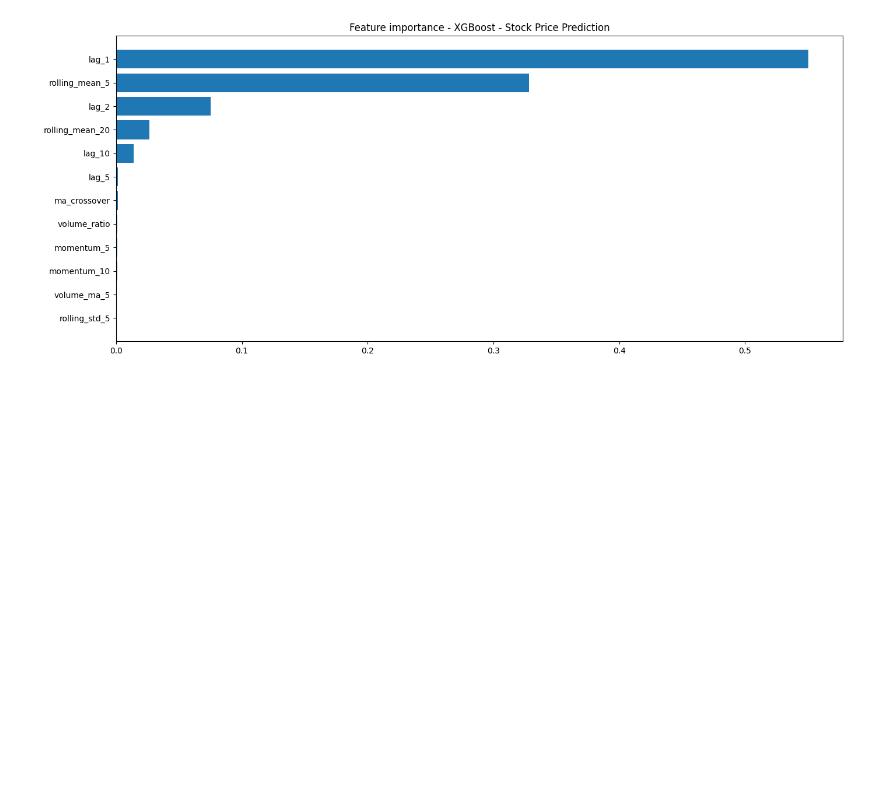
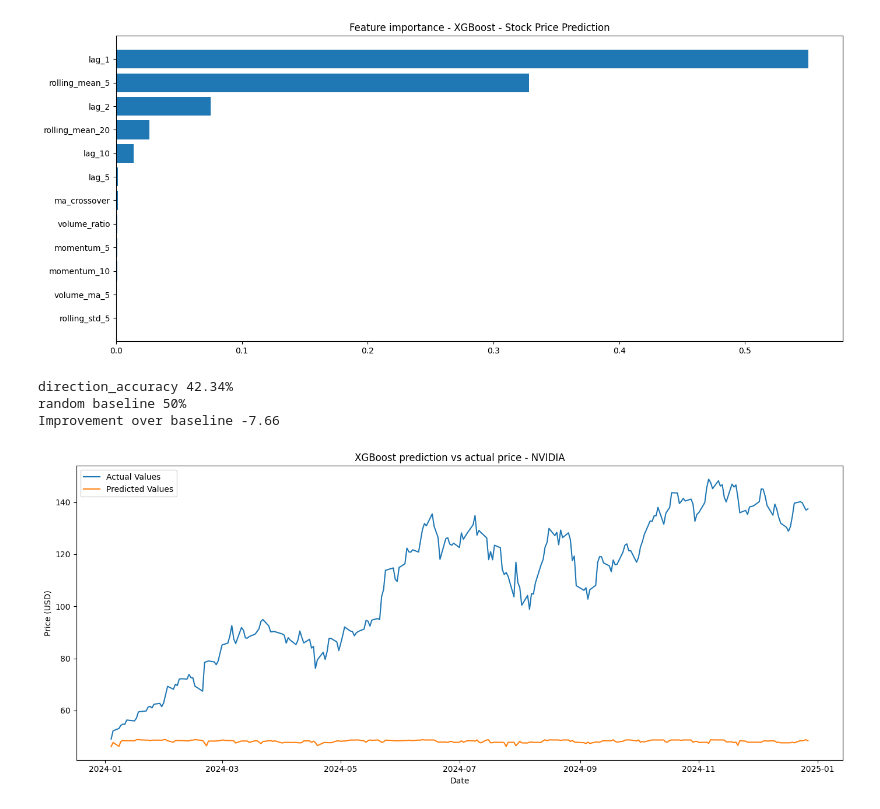
Before and after one commit to Dereger325/stock-prediction, a Jupyter notebook: stock_predictions.ipynb, the cells around one changed output. Saved outputs shown, nothing was run; the diff lists cells and outputs as text; code cells hidden in the pictures; blank space fills up the shorter version.

Commit message:
Day 4: honest evaulation, direction accuracy 42.34%, model collapses on 2024 structural break, limitations documented

```diff
--- a/stock_predictions.ipynb
+++ b/stock_predictions.ipynb
@@ -255,3 +255,31 @@ plt.tight_layout()
 plt.show()
 # %% [output]
 [figure]
+# %%
+actual_direction = (Y_test_final.values > X_test_final['lag_1']).astype(int)
+
+predicted_direction = (final_preds > X_test_final['lag_1']).astype(int)
+
+direction_accuracy = (actual_direction == predicted_direction).mean() * 100
+
+print(f'direction_accuracy {direction_accuracy:.2f}%')
+print('random baseline 50%')
+print(f'Improvement over baseline {direction_accuracy - 50:.2f}%')
+# %% [output]
+direction_accuracy 42.34%
+random baseline 50%
+Improvement over baseline -7.66
+# %%
+test_dates = df_clean.index[split_idx:]
+
+plt.figure(figsize = (14,6))
+plt.plot(test_dates,Y_test_final.values,label = 'Actual Values')
+plt.plot(test_dates,final_preds,label = 'Predicted Values')
+plt.title('XGBoost prediction vs actual price - NVIDIA')
+plt.xlabel('Date')
+plt.ylabel('Price (USD)')
+plt.legend()
+plt.tight_layout()
+plt.show()
+# %% [output]
+[figure, added]
```
Also changed, not shown: parts of 6 cells of this notebook, 1 other file.
